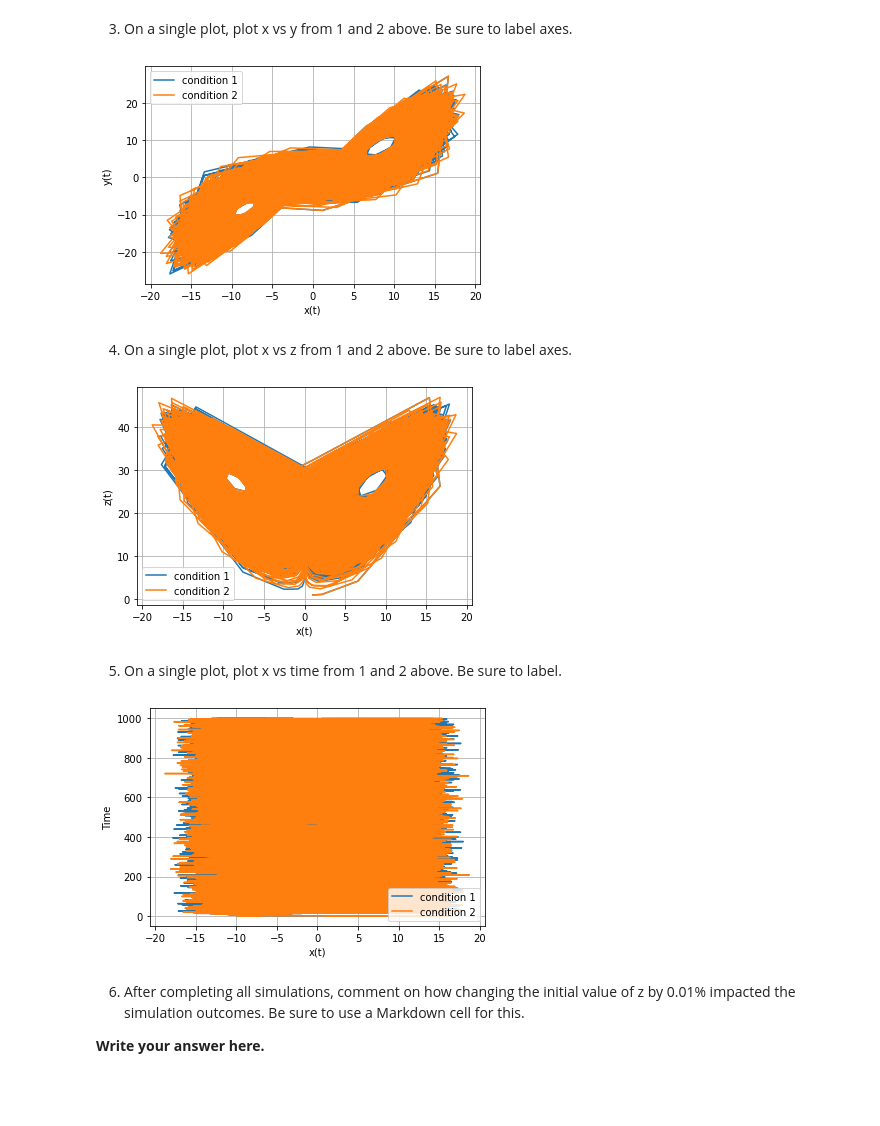
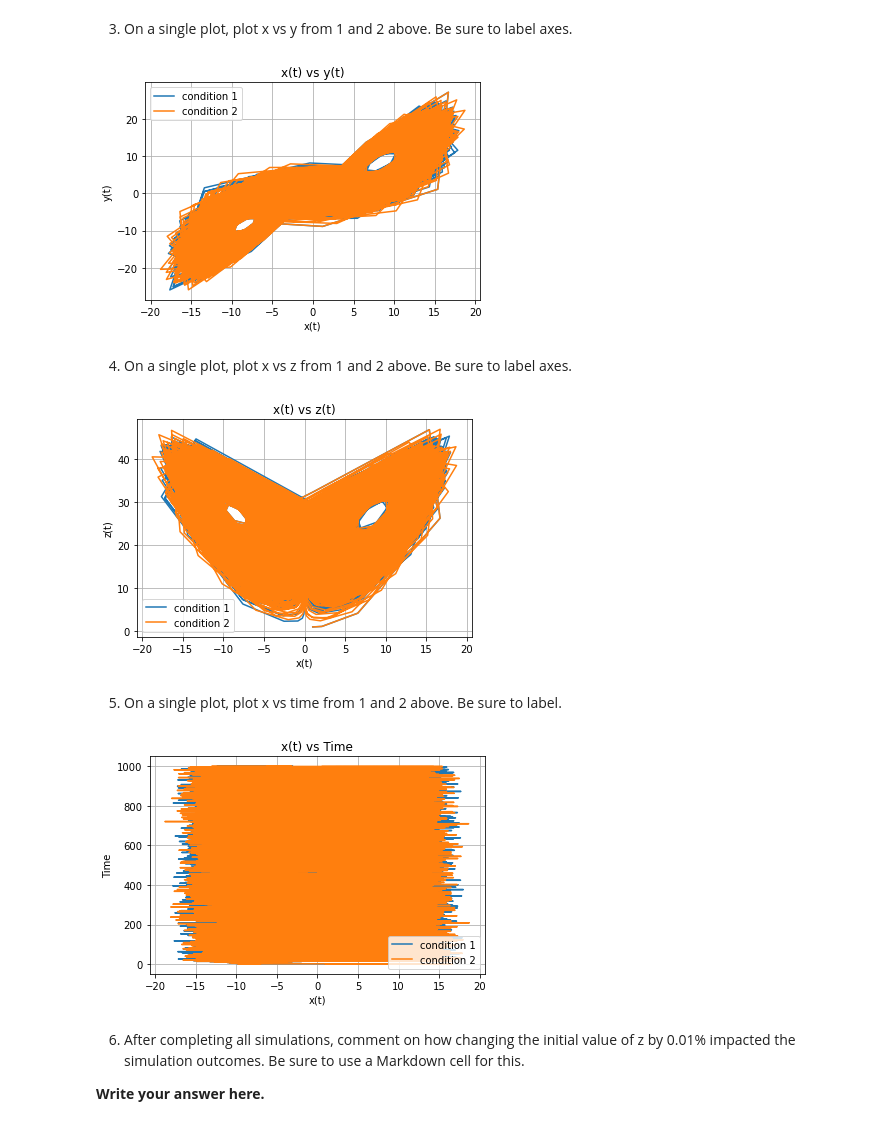
Before and after one commit to poojac831/Che_Math, a Jupyter notebook: Homework 1.ipynb, the cells around one changed output. Drawn from its saved outputs; the diff is of its cells as text; code cells hidden in the pictures; blank space fills up the shorter version.

Commit message:
minor edits
double checked i followed all directions and added a few plot titles and comments

```diff
--- a/Homework 1.ipynb
+++ b/Homework 1.ipynb
@@ -180,46 +182,43 @@ solution2 = odeint(system, initial2, t, args=(sigma,beta,rho))
 # %%
 #plotting x vs y
 plt.plot(solution1[:,0], solution1[:,1], label='condition 1')
-
 plt.plot(solution2[:,0], solution2[:,1], label='condition 2')
-
+plt.title('x(t) vs y(t)')
 plt.legend(loc='best')
 plt.xlabel('x(t)')
 plt.ylabel('y(t)')
 plt.grid()
 plt.show()
 # %% [output]
-[figure, old version]
+[figure, new version]
 # %% [markdown]
 4. On a single plot, plot x vs z from 1 and 2 above. Be sure to label axes.
 # %%
 #plotting x vs z
 plt.plot(solution1[:,0], solution1[:,2], label='condition 1')
-
 plt.plot(solution2[:,0], solution2[:,2], label='condition 2')
-
+plt.title('x(t) vs z(t)')
 plt.legend(loc='best')
 plt.xlabel('x(t)')
 plt.ylabel('z(t)')
 plt.grid()
 plt.show()
 # %% [output]
-[figure, old version]
+[figure, new version]
 # %% [markdown]
 5. On a single plot, plot x vs time from 1 and 2 above. Be sure to label.
 # %%
 #plotting x
 plt.plot(solution1[:,0], t,label='condition 1')
-
 plt.plot(solution2[:,0], t, label='condition 2')
-
+plt.title('x(t) vs Time')
 plt.legend(loc='best')
 plt.xlabel('x(t)')
 plt.ylabel('Time')
 plt.grid()
 plt.show()
 # %% [output]
-[figure, old version]
+[figure, new version]
 # %% [markdown]
 6. After completing all simulations, comment on how changing the initial value of z by 0.01% impacted the simulation outcomes. Be sure to use a Markdown cell for this.
 
```
Also changed, not shown: parts of 2 cells of this notebook.
